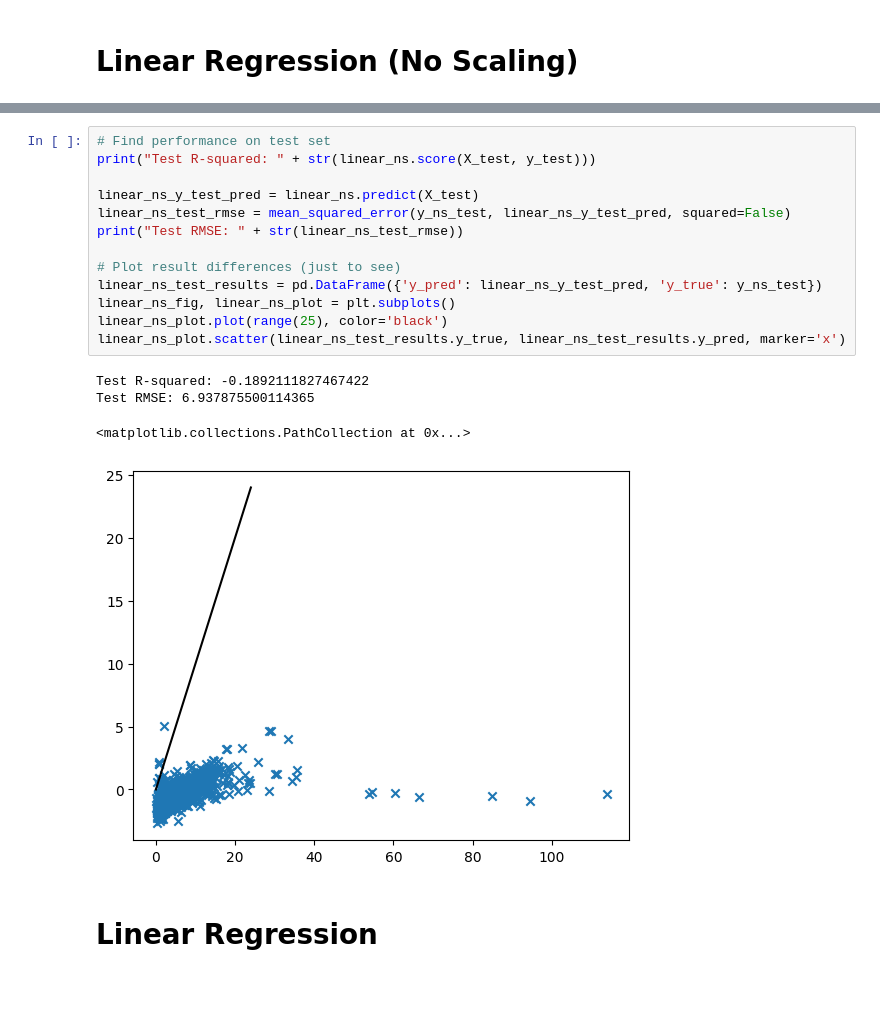
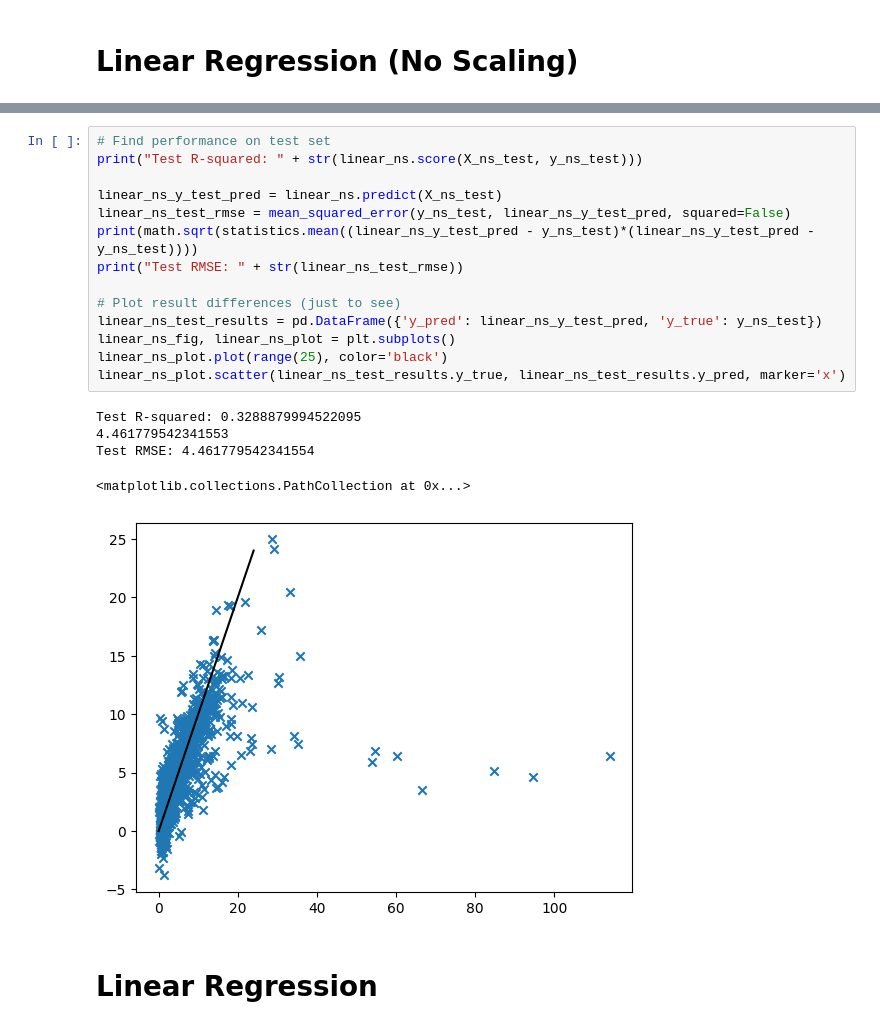
Before and after one commit to charlesmyu/msci546-project, a Jupyter notebook: models/linear.ipynb, the cells around one changed output, grey strips where cells are left out. Drawn from its saved outputs; the diff is of its cells as text; blank space fills up the shorter version.

```diff
--- a/models/linear.ipynb
+++ b/models/linear.ipynb
@@ -71,22 +57,24 @@ Train R-squared: 0.3798907522158208
 Train RMSE: 3.5464601654303824
 # %%
 # Find performance on test set
-print("Test R-squared: " + str(linear_ns.score(X_test, y_test)))
+print("Test R-squared: " + str(linear_ns.score(X_ns_test, y_ns_test)))
 
-linear_ns_y_test_pred = linear_ns.predict(X_test)
+linear_ns_y_test_pred = linear_ns.predict(X_ns_test)
 linear_ns_test_rmse = mean_squared_error(y_ns_test, linear_ns_y_test_pred, squared=False)
+print(math.sqrt(statistics.mean((linear_ns_y_test_pred - y_ns_test)*(linear_ns_y_test_pred - y_ns_test))))
 print("Test RMSE: " + str(linear_ns_test_rmse))
 
 # Plot result differences (just to see)
 linear_ns_test_results = pd.DataFrame({'y_pred': linear_ns_y_test_pred, 'y_true': y_ns_test})
 linear_ns_fig, linear_ns_plot = plt.subplots()
 linear_ns_plot.plot(range(25), color='black')
 linear_ns_plot.scatter(linear_ns_test_results.y_true, linear_ns_test_results.y_pred, marker='x')
 # %% [output]
-Test R-squared: -0.1892111827467422
-Test RMSE: 6.937875500114365
+Test R-squared: 0.3288879994522095
+4.461779542341553
+Test RMSE: 4.461779542341554
 <matplotlib.collections.PathCollection at 0x...>
-[figure, old version]
+[figure, new version]
 # %% [markdown]
 # Linear Regression
 # %%
```
Also changed, not shown: parts of 9 cells of this notebook.
